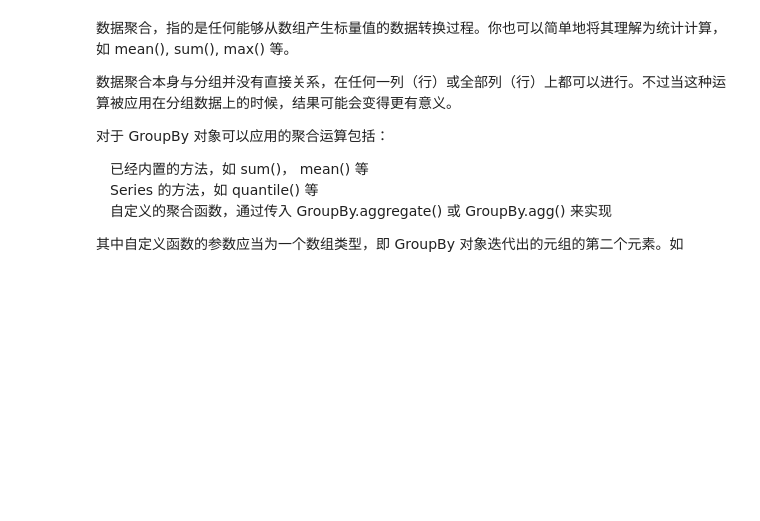
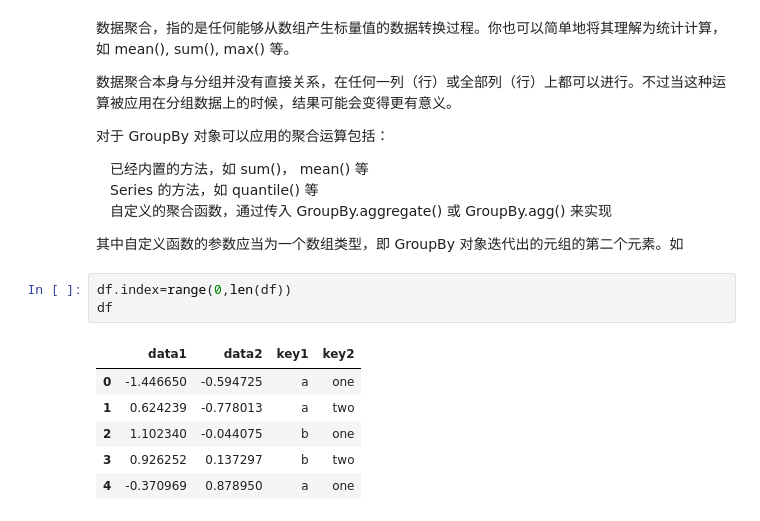
Before and after one commit to Rica123/pandas, a Jupyter notebook: notes/10Pandas之数据分组和聚合.ipynb, the cells around one changed output. Saved outputs shown, nothing was run; the diff lists cells and outputs as text; blank space fills up the shorter version.

```diff
--- a/notes/10Pandas之数据分组和聚合.ipynb
+++ b/notes/10Pandas之数据分组和聚合.ipynb
@@ -152,3 +194,13 @@ df.groupby(level='a').mean()
 　自定义的聚合函数，通过传入 GroupBy.aggregate() 或 GroupBy.agg() 来实现
 
 其中自定义函数的参数应当为一个数组类型，即 GroupBy 对象迭代出的元组的第二个元素。如
+# %%
+df.index=range(0,len(df))
+df
+# %% [output]
+|  | data1 | data2 | key1 | key2 |
+| 0 | -1.446650 | -0.594725 | a | one |
+| 1 | 0.624239 | -0.778013 | a | two |
+| 2 | 1.102340 | -0.044075 | b | one |
+| 3 | 0.926252 | 0.137297 | b | two |
+| 4 | -0.370969 | 0.878950 | a | one |
```
Also changed, not shown: parts of 38 cells of this notebook.
